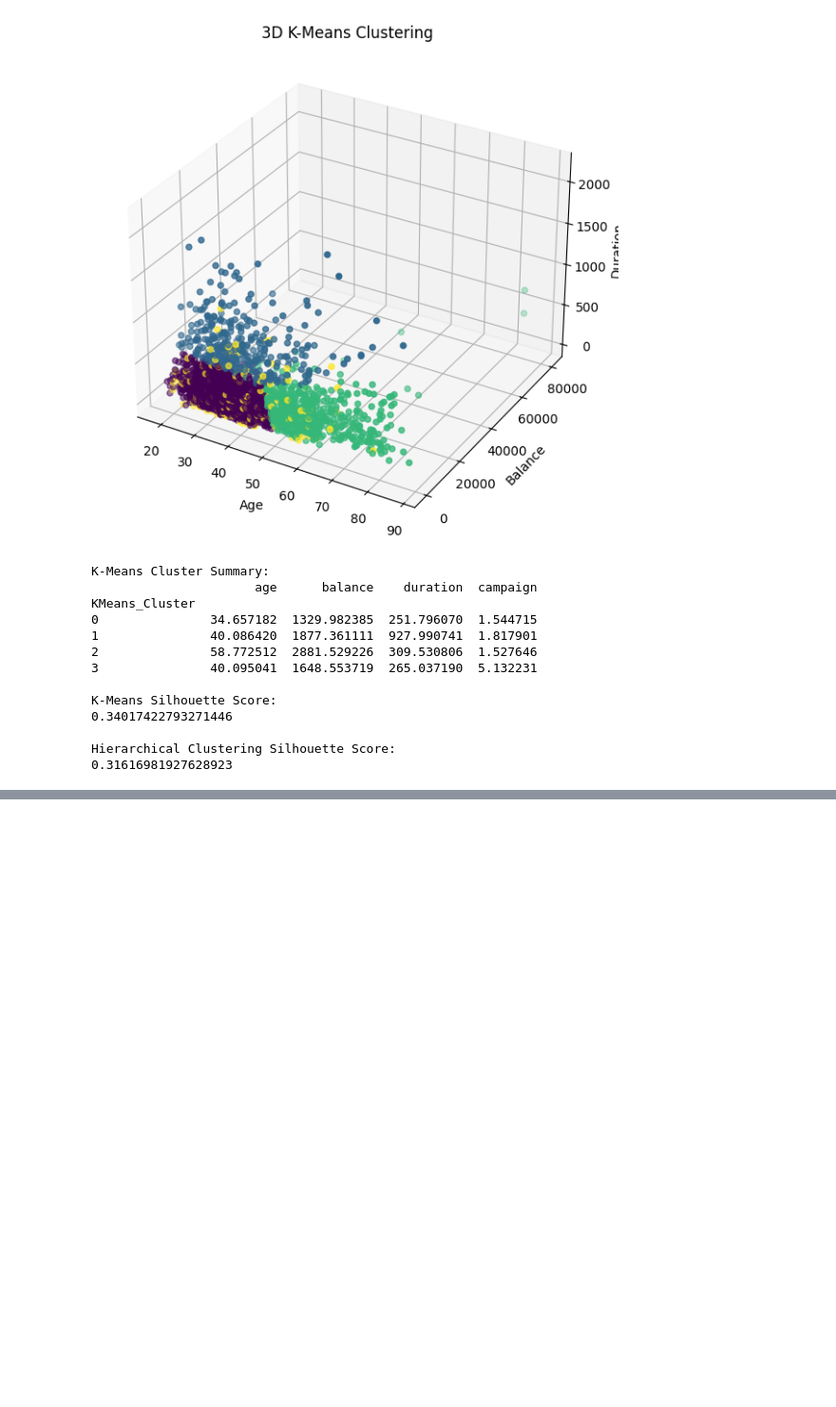
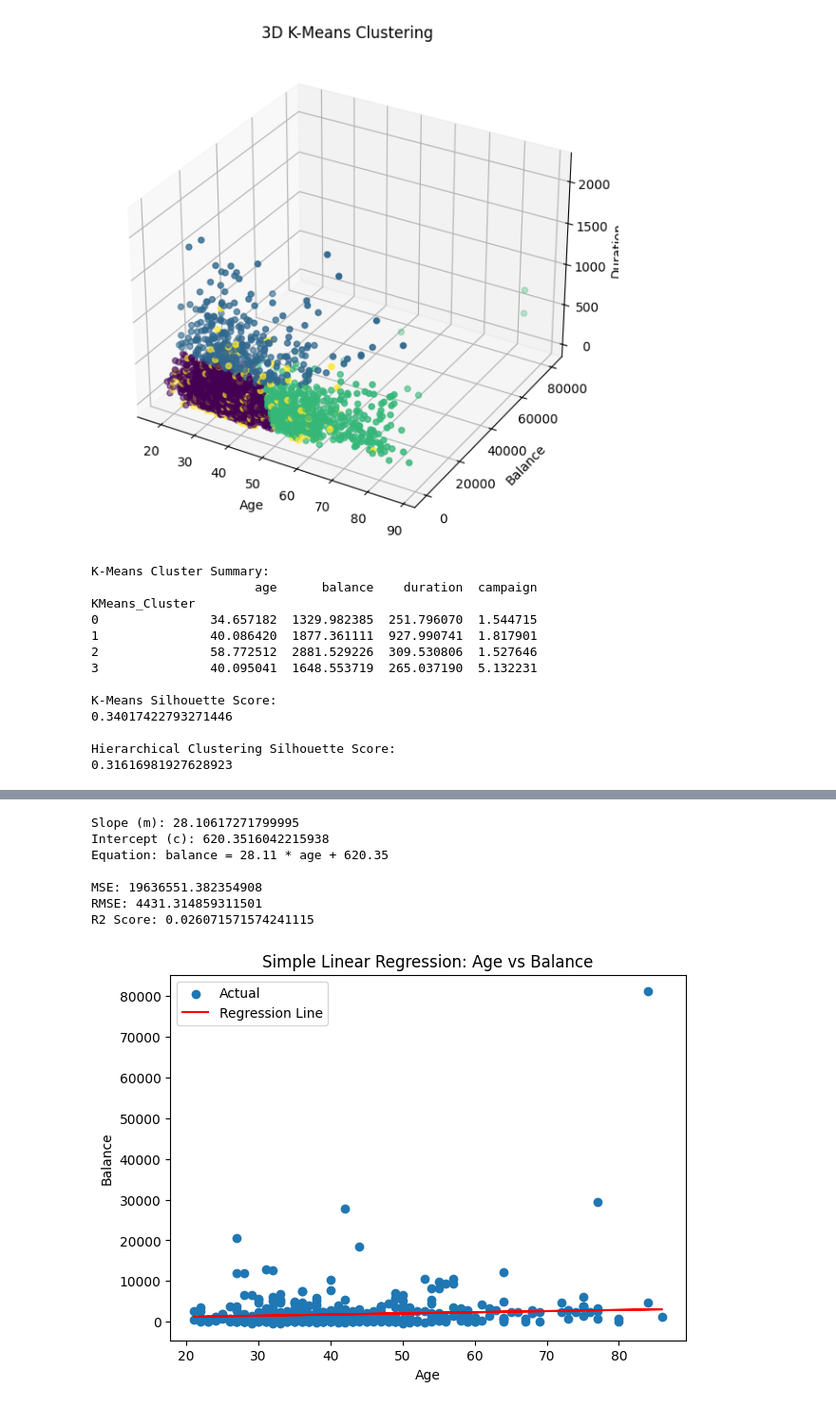
Before and after one commit to diya-bijesh/DiyaRB, a Jupyter notebook: 23bds0295_EDA_phase1.ipynb, the cells around one changed output, grey strips where cells are left out. Shown at 95% size. Drawn from its saved outputs; the diff is of its cells as text; code cells hidden in the pictures; blank space fills up the shorter version.

```diff
--- a/23bds0295_EDA_phase1.ipynb
+++ b/23bds0295_EDA_phase1.ipynb
@@ -701,0 +781,39 @@ Hierarchical Clustering Silhouette Score:
+# %%
+# Module 7 - Simple Linear Regression
+from sklearn.model_selection import train_test_split
+from sklearn.linear_model import LinearRegression
+from sklearn.metrics import mean_squared_error, r2_score
+
+X = data[["age"]]
+y = data["balance"]
+X_train, X_test, y_train, y_test = train_test_split(X, y, test_size=0.2, random_state=42)
+
+model = LinearRegression()
+model.fit(X_train, y_train)
+y_pred = model.predict(X_test)
+
+print("Slope (m):", model.coef_[0])
+print("Intercept (c):", model.intercept_)
+print("Equation: balance =", round(model.coef_[0], 2), "* age +", round(model.intercept_, 2))
+print("\nMSE:", mean_squared_error(y_test, y_pred))
+print("RMSE:", np.sqrt(mean_squared_error(y_test, y_pred)))
+print("R2 Score:", r2_score(y_test, y_pred))
+
+# Regression line plot
+plt.figure(figsize=(7,5))
+plt.scatter(X_test, y_test, label="Actual")
+plt.plot(X_test, y_pred, color="red", label="Regression Line")
+plt.xlabel("Age")
+plt.ylabel("Balance")
+plt.title("Simple Linear Regression: Age vs Balance")
+plt.legend()
+plt.show()
+# %% [output]
+Slope (m): 28.10617271799995
+Intercept (c): 620.3516042215938
+Equation: balance = 28.11 * age + 620.35
+
+MSE: 19636551.382354908
+RMSE: 4431.314859311501
+R2 Score: 0.026071571574241115
+[figure, added]
```
Also changed, not shown: parts of 1 cell of this notebook.
